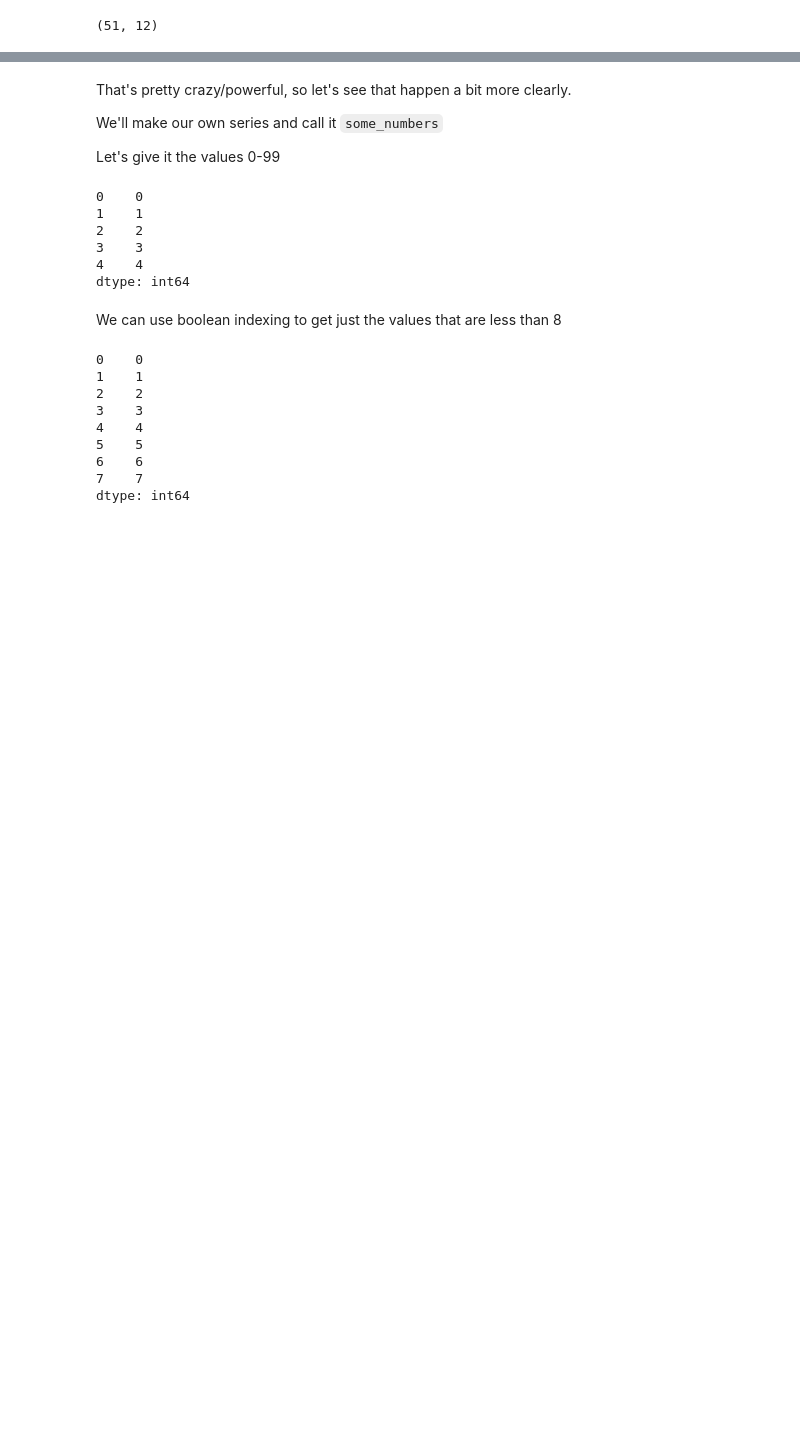
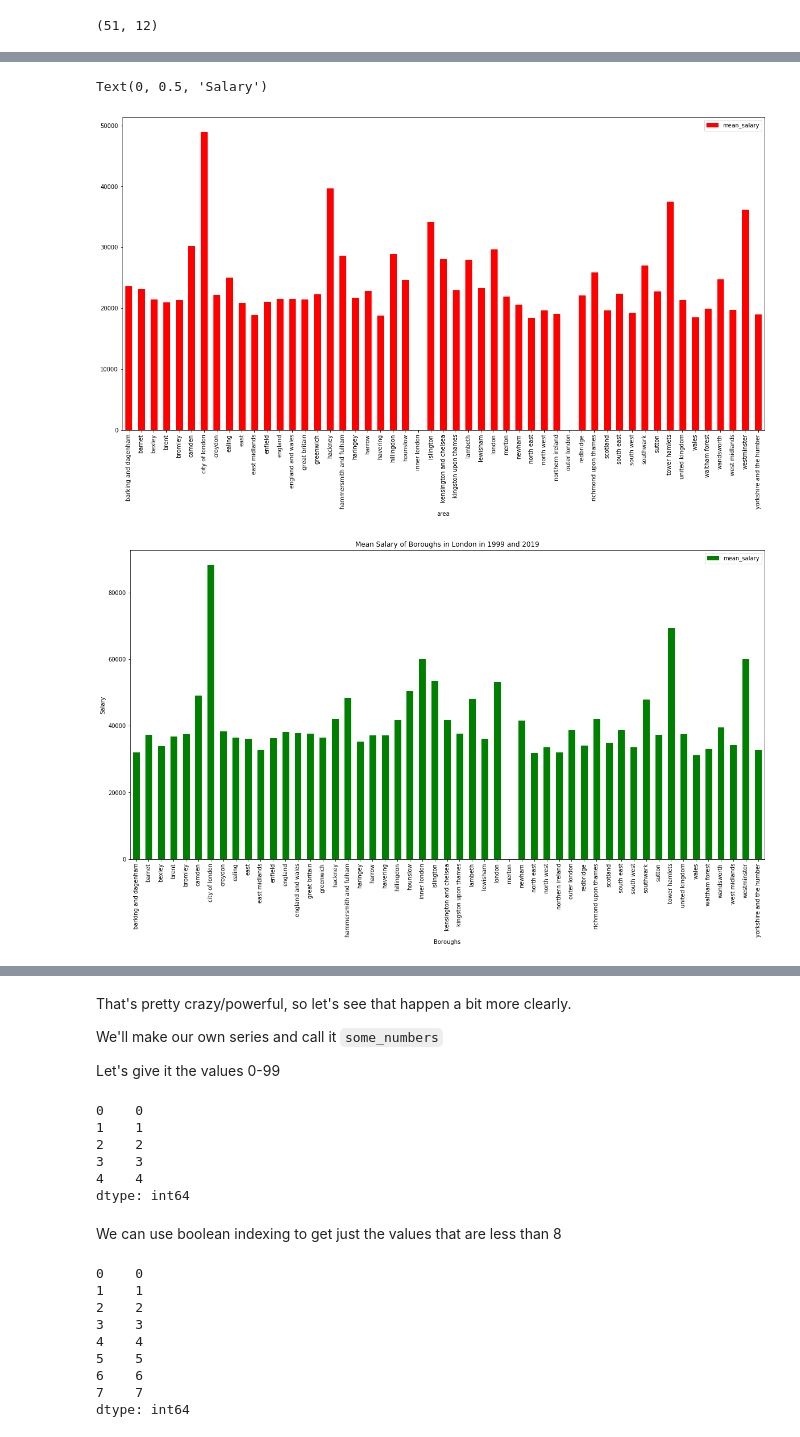
Before and after one commit to ShawnTew/OpenDataProject, a Jupyter notebook: basic_pandas.ipynb, the cells around one changed output, grey strips where cells are left out. Drawn from its saved outputs; the diff is of its cells as text; code cells hidden in the pictures; blank space fills up the shorter version.

```diff
--- a/basic_pandas.ipynb
+++ b/basic_pandas.ipynb
@@ -173,3 +169,6 @@ year99.head()
 | 42 | E09000004 | bexley | 01/12/1999 | 18621.0 | NaN | 21386.0 | 18.0 | ... |
 | 63 | E09000005 | brent | 01/12/1999 | 18532.0 | NaN | 20911.0 | 6.0 | ... |
 | 84 | E09000006 | bromley | 01/12/1999 | 16720.0 | NaN | 21293.0 | 13.0 | ... |
+# %%
+year2019 = hdf[["2019" in x for x in hdf.date]]
+year2019.head()
@@ -239,0 +276,11 @@ plt.show()
+# %%
+X = np.arange(len(year99.mean_salary))
+year99.plot(kind='bar', x ='area', y='mean_salary', Color = "Red" )
+year2019.plot(kind='bar', x ='area', y='mean_salary', Color = "green")
+plt.title("Mean Salary of Boroughs in London in 1999 and 2019")
+plt.xlabel('Boroughs')
+plt.ylabel('Salary')
+# %% [output]
+Text(0, 0.5, 'Salary')
+[figure, added]
+[figure, added]
```
Also changed, not shown: parts of 19 cells of this notebook, 2 other files.
